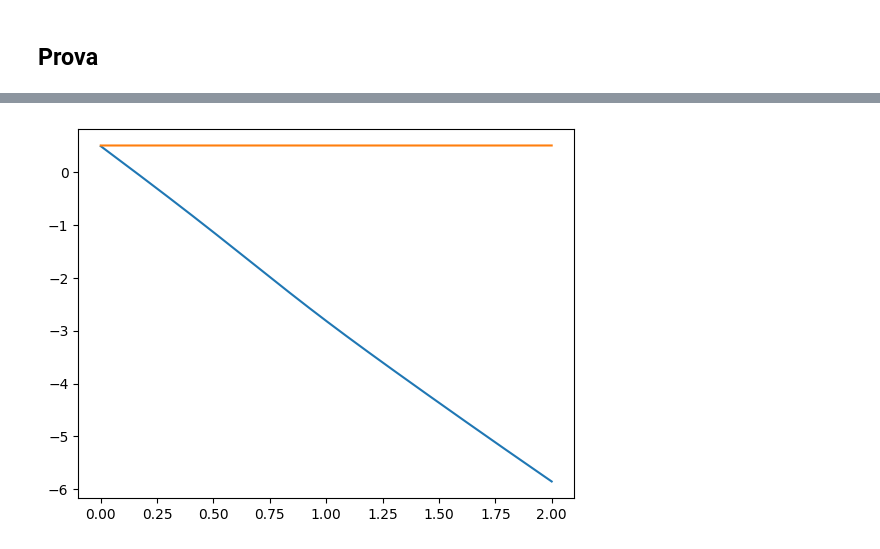
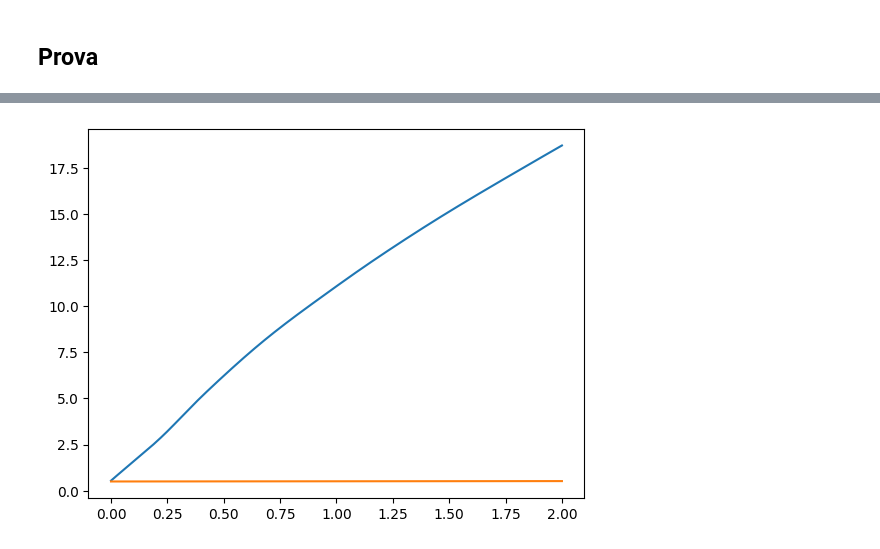
Before and after one commit to adrianoracano/Prog-NAPDE, a Jupyter notebook: prova_cn.ipynb, the cells around one changed output, grey strips where cells are left out. Drawn from its saved outputs; the diff is of its cells as text; code cells hidden in the pictures.

```diff
--- a/prova_cn.ipynb
+++ b/prova_cn.ipynb
@@ -160,3 +144,0 @@ tfkl = tf.keras.layers
-# %%
-x = multilayer_perceptron(2)
-x
@@ -210,22 +159,0 @@ AttributeError: ignored
-# %%
-model.fit(epochs = 100)
-# %%
-from matplotlib.pyplot import figure
-
-figure(figsize=(10,10))
-# True Solution (found analitically)
-def true_solution(x):
-    return x**2 + 1
-
-X = np.linspace(0, 1, 100)
-result = []
-for i in X:
-  # result.append(f(i))
-  result.append(g(i).numpy()[0][0][0])
-
-S = true_solution(X)
-
-plt.plot(X, S, label="Original Function")
-plt.plot(X, result, label="Neural Net Approximation")
-plt.legend(loc=2, prop={'size': 20})
-plt.show()
@@ -237,13 +315,13 @@ plt.show()
 f0 = 1
 inf_s = np.sqrt(np.finfo(np.float32).eps)
 learning_rate = 0.01
-training_steps = 500
+training_steps = 50
 batch_size = 100
-display_step = 50
+display_step = 10
 # Network Parameters
 n_input = 2     # input layer number of neurons
-n_hidden_1 = 32 # 1st layer number of neurons
-n_hidden_2 = 32 # 2nd layer number of neurons
+n_hidden_1 = 256 # 1st layer number of neurons
+n_hidden_2 = 256 # 2nd layer number of neurons
 n_output = 1    # output layer number of neurons
 weights = {
 'h1': tf.Variable(tf.random.normal([n_input, n_hidden_1])),
@@ -276,13 +354,11 @@ def g(beta, T):
 tau = 365.
 
 def beta_eq(T):
-    return 1.0 - T
-
+    return (35 - T)/T
 def T(t):
-    return math.cos(t)
-
+    return math.exp(-(t - 180)**2/(2*80**2))/(math.sqrt(2*math.pi)*80)*300*5*2.6 + 5
 def dbeta(beta, t):
-    return 1/tau*( beta_eq(T(t)) - beta[0] )
+    return 1/tau*(beta_eq(T(t)) - beta[0])
 def dbeta_hat(beta, t):
     return g(beta[0], T(t))
 
@@ -317,9 +393,7 @@ cn_solver.compute_solution()
 t, beta = cn_solver.get_solution()
 dt = t_max /N
 
-
 def custom_loss():
-
     curr_beta = beta0[0]
     next_beta = curr_beta
     summation = []
@@ -369 +438 @@ loss: 0.017662
-[figure, old version]
+[figure, new version]
```
Also changed, not shown: parts of 14 cells of this notebook.
